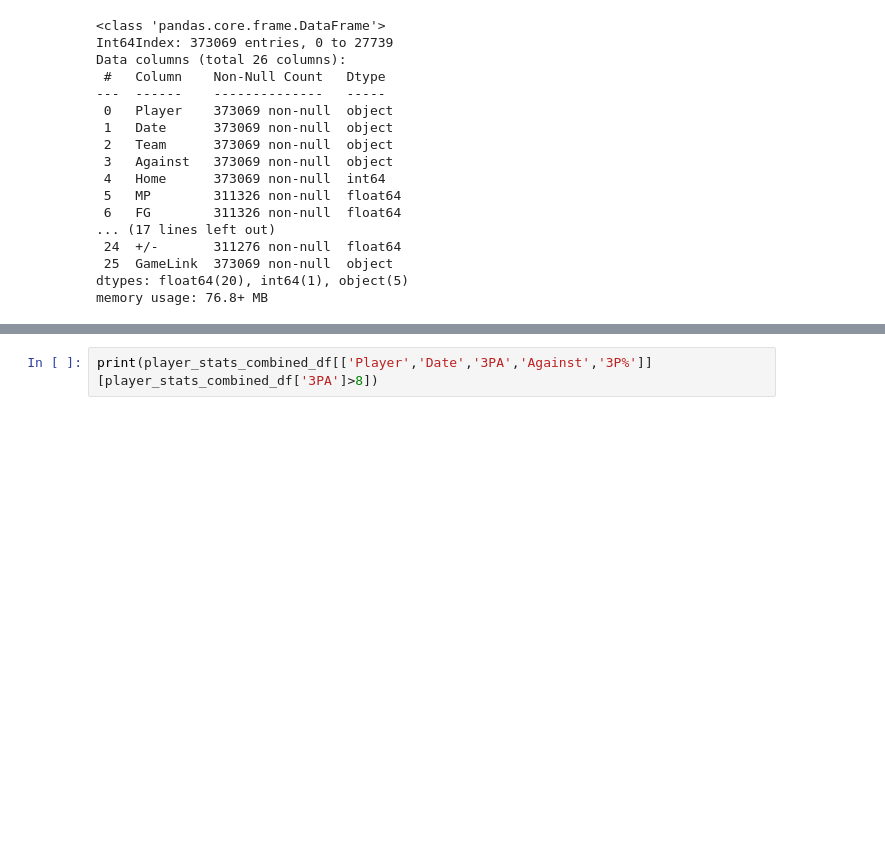
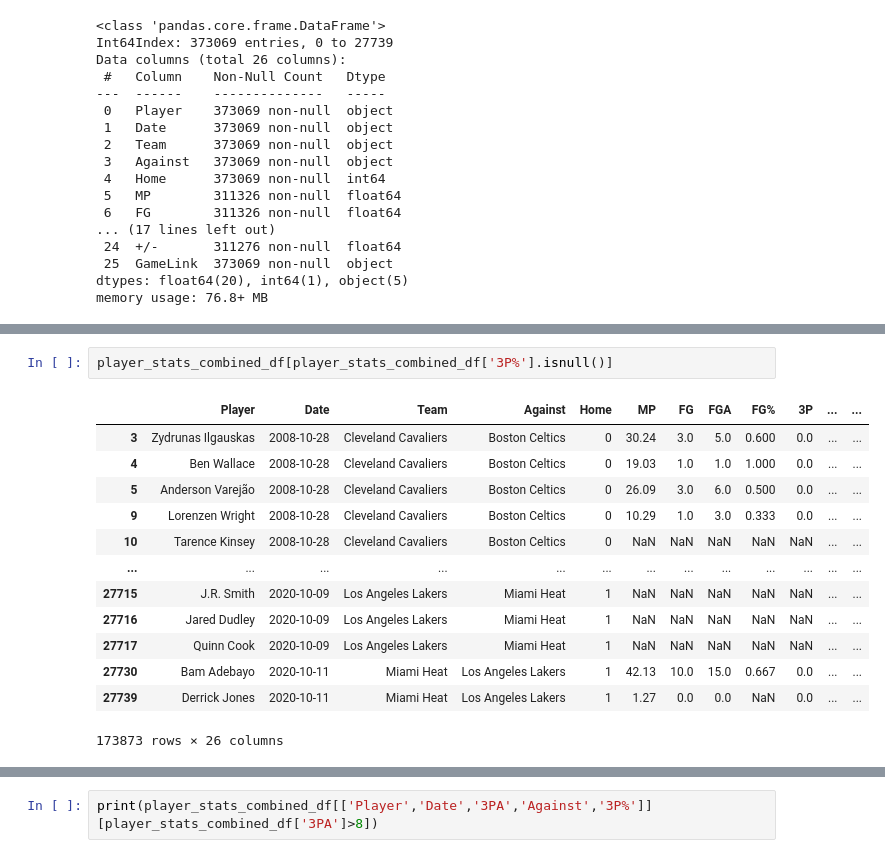
Before and after one commit to ElectricSheep007/UNH-Repo, a Jupyter notebook: DS_Guided_Capstone_2_Repo/virenv/Guided_Capstone_Project_2.ipynb, the cells around one changed output, grey strips where cells are left out. Saved outputs shown, nothing was run; the diff lists cells and outputs as text; blank space fills up the shorter version.

```diff
--- a/DS_Guided_Capstone_2_Repo/virenv/Guided_Capstone_Project_2.ipynb
+++ b/DS_Guided_Capstone_2_Repo/virenv/Guided_Capstone_Project_2.ipynb
@@ -235,0 +271,16 @@ memory usage: 76.8+ MB
+# %%
+player_stats_combined_df[player_stats_combined_df['3P%'].isnull()]
+# %% [output]
+|  | Player | Date | Team | Against | Home | MP | FG | FGA | FG% | 3P | ... | ... |
+| 3 | Zydrunas Ilgauskas | 2008-10-28 | Cleveland Cavaliers | Boston Celtics | 0 | 30.24 | 3.0 | 5.0 | 0.600 | 0.0 | ... | ... |
+| 4 | Ben Wallace | 2008-10-28 | Cleveland Cavaliers | Boston Celtics | 0 | 19.03 | 1.0 | 1.0 | 1.000 | 0.0 | ... | ... |
+| 5 | Anderson Varejão | 2008-10-28 | Cleveland Cavaliers | Boston Celtics | 0 | 26.09 | 3.0 | 6.0 | 0.500 | 0.0 | ... | ... |
+| 9 | Lorenzen Wright | 2008-10-28 | Cleveland Cavaliers | Boston Celtics | 0 | 10.29 | 1.0 | 3.0 | 0.333 | 0.0 | ... | ... |
+| 10 | Tarence Kinsey | 2008-10-28 | Cleveland Cavaliers | Boston Celtics | 0 | NaN | NaN | NaN | NaN | NaN | ... | ... |
+| ... | ... | ... | ... | ... | ... | ... | ... | ... | ... | ... | ... | ... |
+| 27715 | J.R. Smith | 2020-10-09 | Los Angeles Lakers | Miami Heat | 1 | NaN | NaN | NaN | NaN | NaN | ... | ... |
+| 27716 | Jared Dudley | 2020-10-09 | Los Angeles Lakers | Miami Heat | 1 | NaN | NaN | NaN | NaN | NaN | ... | ... |
+| 27717 | Quinn Cook | 2020-10-09 | Los Angeles Lakers | Miami Heat | 1 | NaN | NaN | NaN | NaN | NaN | ... | ... |
+| 27730 | Bam Adebayo | 2020-10-11 | Miami Heat | Los Angeles Lakers | 1 | 42.13 | 10.0 | 15.0 | 0.667 | 0.0 | ... | ... |
+| 27739 | Derrick Jones | 2020-10-11 | Miami Heat | Los Angeles Lakers | 1 | 1.27 | 0.0 | 0.0 | NaN | 0.0 | ... | ... |
+173873 rows × 26 columns
```
Also changed, not shown: parts of 20 cells of this notebook, 2 other files.
